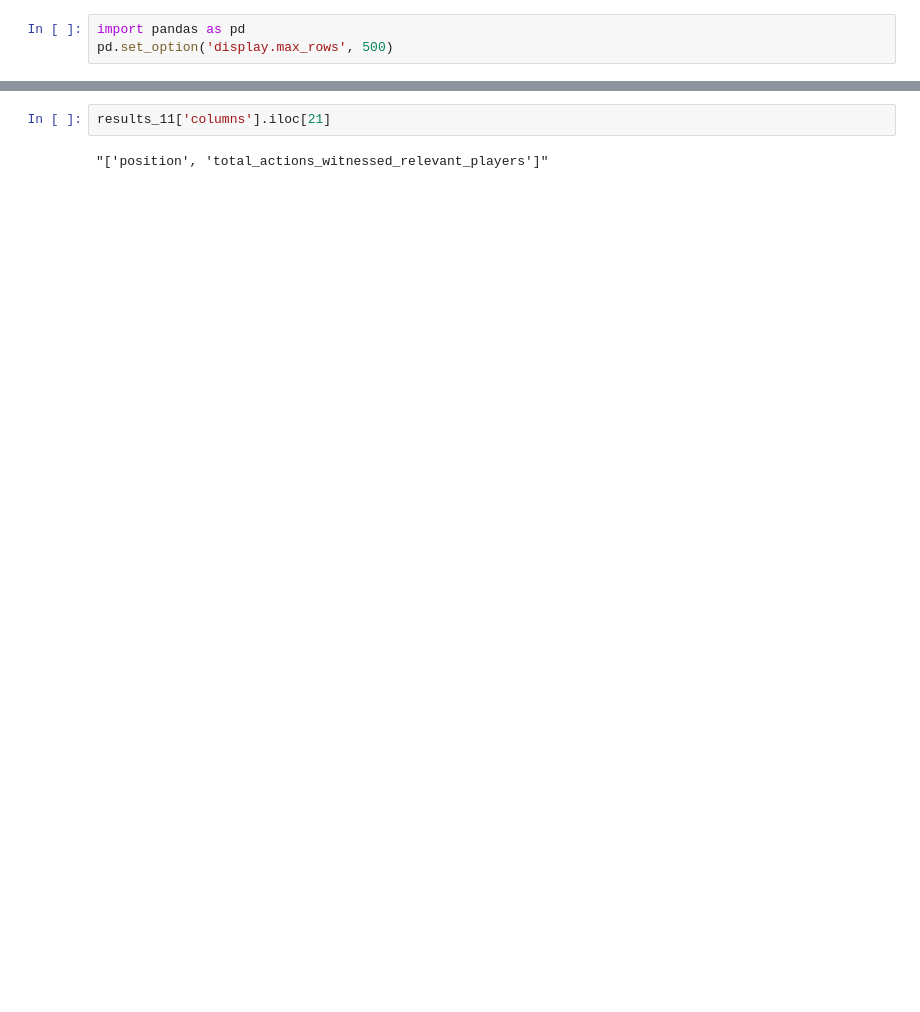
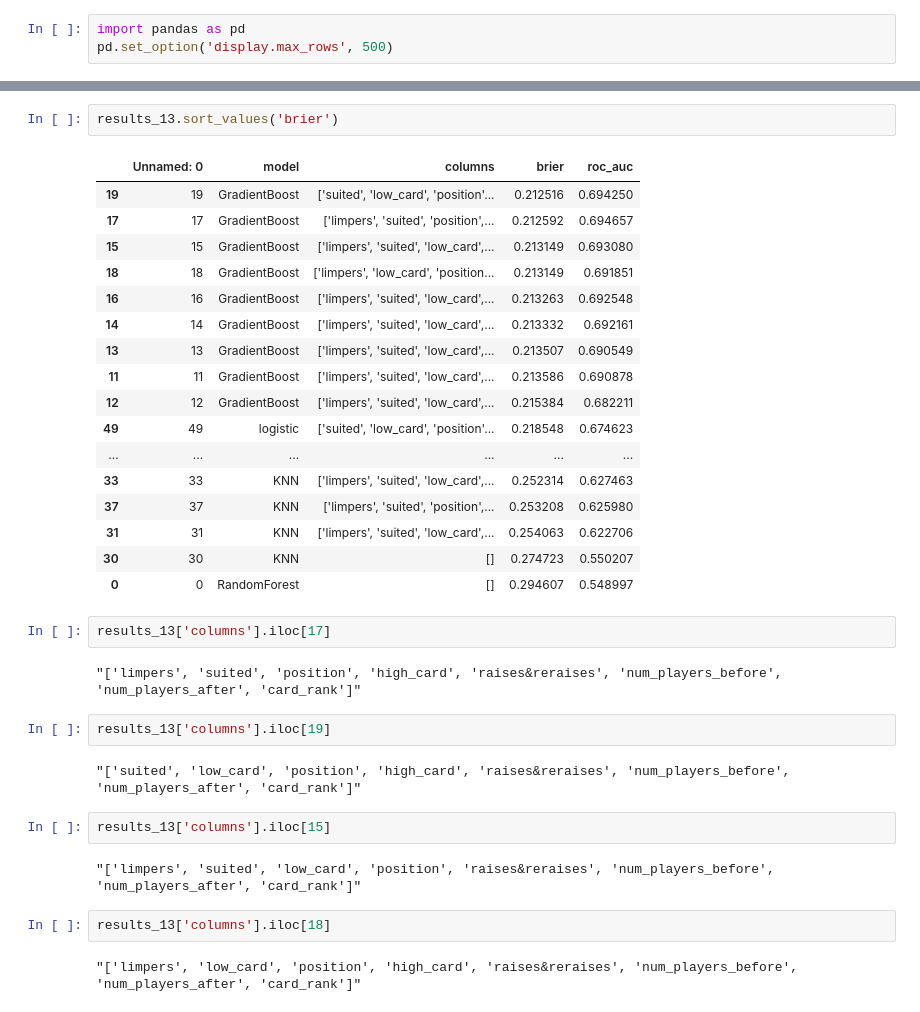
Before and after one commit to SamAndrew27/poker-capstone, a Jupyter notebook: notebooks/examining_columns.ipynb, the cells around one changed output, grey strips where cells are left out. Drawn from its saved outputs; the diff is of its cells as text; blank space fills up the shorter version.

```diff
--- a/notebooks/examining_columns.ipynb
+++ b/notebooks/examining_columns.ipynb
@@ -429,4 +83,36 @@ results_11.sort_values('brier')
+# %%
+results_13.sort_values('brier')
+# %% [output]
+|  | Unnamed: 0 | model | columns | brier | roc_auc |
+| 19 | 19 | GradientBoost | ['suited', 'low_card', 'position'... | 0.212516 | 0.694250 |
+| 17 | 17 | GradientBoost | ['limpers', 'suited', 'position',... | 0.212592 | 0.694657 |
+| 15 | 15 | GradientBoost | ['limpers', 'suited', 'low_card',... | 0.213149 | 0.693080 |
+| 18 | 18 | GradientBoost | ['limpers', 'low_card', 'position... | 0.213149 | 0.691851 |
+| 16 | 16 | GradientBoost | ['limpers', 'suited', 'low_card',... | 0.213263 | 0.692548 |
+| 14 | 14 | GradientBoost | ['limpers', 'suited', 'low_card',... | 0.213332 | 0.692161 |
+| 13 | 13 | GradientBoost | ['limpers', 'suited', 'low_card',... | 0.213507 | 0.690549 |
+| 11 | 11 | GradientBoost | ['limpers', 'suited', 'low_card',... | 0.213586 | 0.690878 |
+| 12 | 12 | GradientBoost | ['limpers', 'suited', 'low_card',... | 0.215384 | 0.682211 |
+| 49 | 49 | logistic | ['suited', 'low_card', 'position'... | 0.218548 | 0.674623 |
+| ... | ... | ... | ... | ... | ... |
+| 33 | 33 | KNN | ['limpers', 'suited', 'low_card',... | 0.252314 | 0.627463 |
+| 37 | 37 | KNN | ['limpers', 'suited', 'position',... | 0.253208 | 0.625980 |
+| 31 | 31 | KNN | ['limpers', 'suited', 'low_card',... | 0.254063 | 0.622706 |
+| 30 | 30 | KNN | [] | 0.274723 | 0.550207 |
+| 0 | 0 | RandomForest | [] | 0.294607 | 0.548997 |
 # %%
-results_11['columns'].iloc[21]
+results_13['columns'].iloc[17]
 # %% [output]
-"['position', 'total_actions_witnessed_relevant_players']"
+"['limpers', 'suited', 'position', 'high_card', 'raises&reraises', 'num_players_before', 'num_players_after', 'card_rank']"
+# %%
+results_13['columns'].iloc[19]
+# %% [output]
+"['suited', 'low_card', 'position', 'high_card', 'raises&reraises', 'num_players_before', 'num_players_after', 'card_rank']"
+# %%
+results_13['columns'].iloc[15]
+# %% [output]
+"['limpers', 'suited', 'low_card', 'position', 'raises&reraises', 'num_players_before', 'num_players_after', 'card_rank']"
+# %%
+results_13['columns'].iloc[18]
+# %% [output]
+"['limpers', 'low_card', 'position', 'high_card', 'raises&reraises', 'num_players_before', 'num_players_after', 'card_rank']"
```
Also changed, not shown: parts of 29 cells of this notebook, 4 other files.
